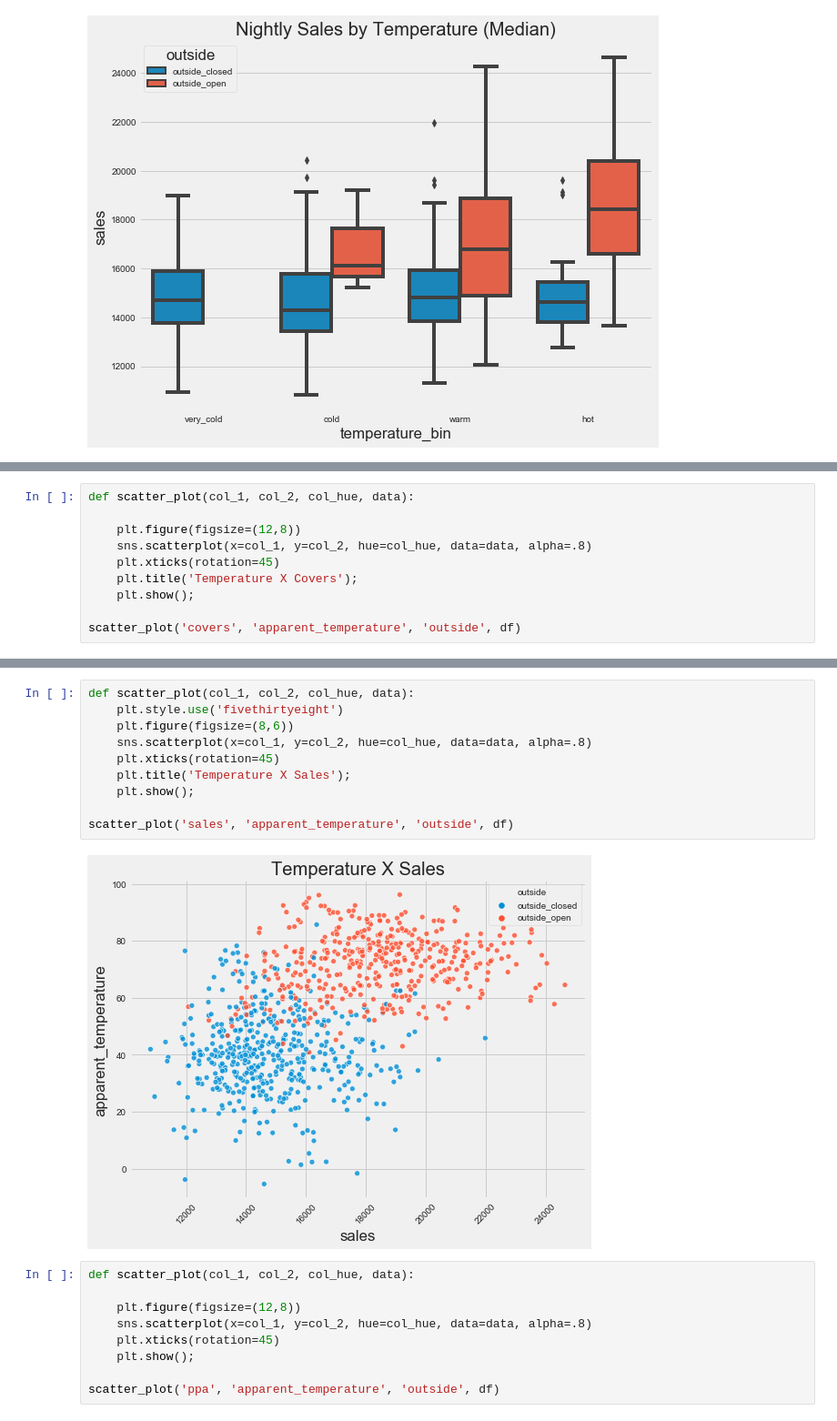
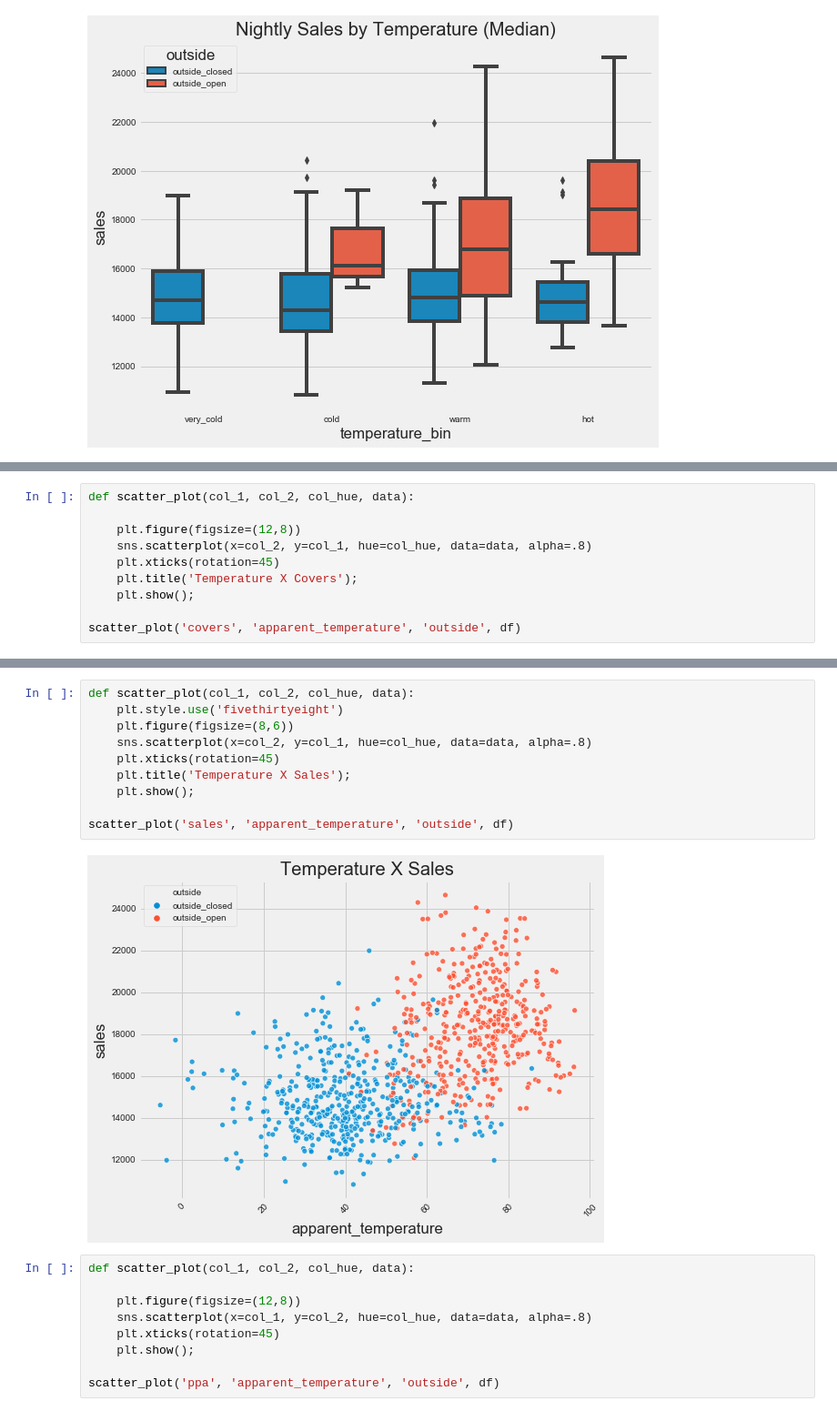
Before and after one commit to maks-p/restaurant_sales_forecasting, a Jupyter notebook: final_eda.ipynb, the cells around one changed output, grey strips where cells are left out. Shown at 91% size. Cells and saved outputs as stored; diff of their text form.

Commit message:
Updated cover data

```diff
--- a/final_eda.ipynb
+++ b/final_eda.ipynb
@@ -402,7 +402,7 @@ plt.title('Sales by Month');
 def scatter_plot(col_1, col_2, col_hue, data):
 
     plt.figure(figsize=(12,8))
-    sns.scatterplot(x=col_1, y=col_2, hue=col_hue, data=data, alpha=.8)
+    sns.scatterplot(x=col_2, y=col_1, hue=col_hue, data=data, alpha=.8)
     plt.xticks(rotation=45)
     plt.title('Temperature X Covers');
     plt.show();
@@ -413,15 +413,15 @@ scatter_plot('covers', 'apparent_temperature', 'outside', df)
 # %%
 def scatter_plot(col_1, col_2, col_hue, data):
     plt.style.use('fivethirtyeight')
     plt.figure(figsize=(8,6))
-    sns.scatterplot(x=col_1, y=col_2, hue=col_hue, data=data, alpha=.8)
+    sns.scatterplot(x=col_2, y=col_1, hue=col_hue, data=data, alpha=.8)
     plt.xticks(rotation=45)
     plt.title('Temperature X Sales');
     plt.show();
 
 scatter_plot('sales', 'apparent_temperature', 'outside', df)
 # %% [output]
-[figure, old version]
+[figure, new version]
 # %%
 def scatter_plot(col_1, col_2, col_hue, data):
 
```
Also changed, not shown: parts of 14 cells of this notebook, 2 other files.
